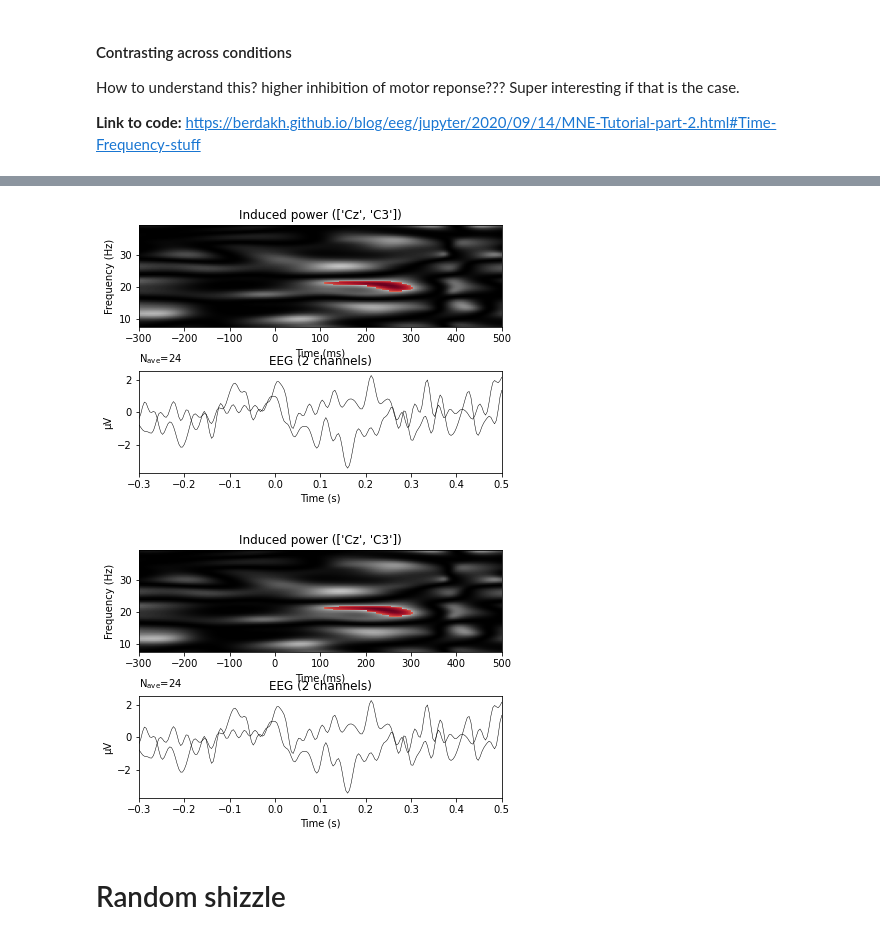
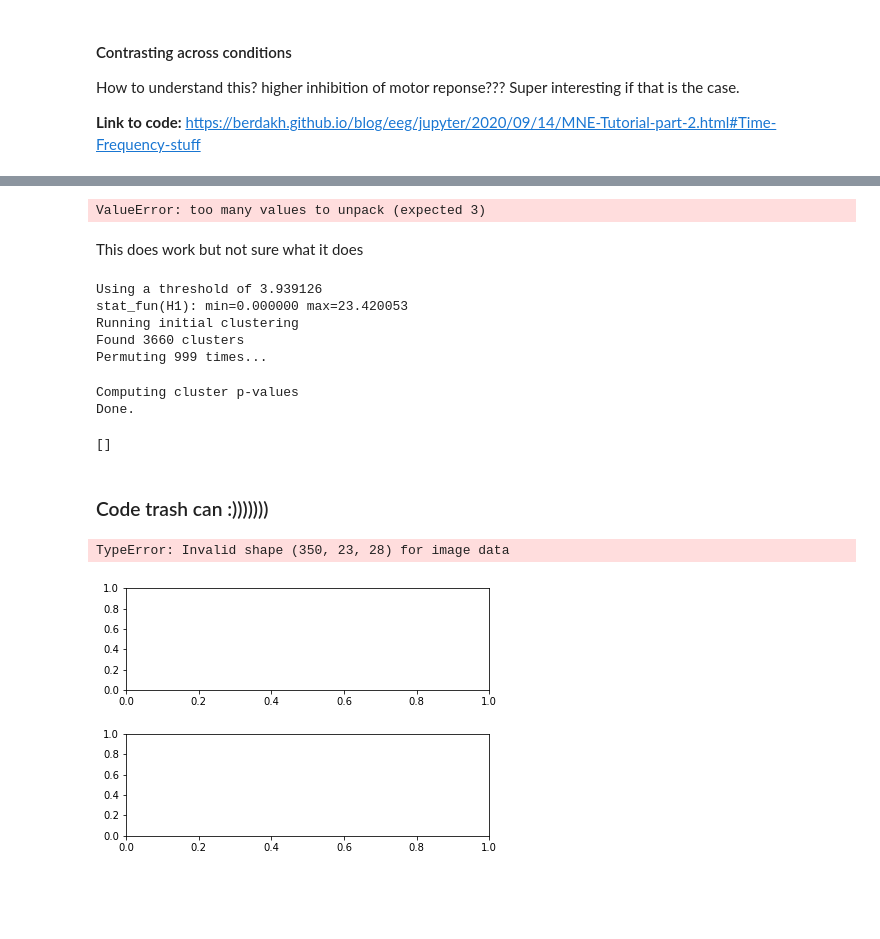
Before and after one commit to laurabpaulsen/EEG_and_mouse_tracking, a Jupyter notebook: time_frequency.ipynb, the cells around one changed output, grey strips where cells are left out. Drawn from its saved outputs; the diff is of its cells as text; code cells hidden in the pictures; blank space fills up the shorter version.

```diff
--- a/time_frequency.ipynb
+++ b/time_frequency.ipynb
@@ -111,7 +101,6 @@ How to understand this? higher inhibition of motor reponse??? Super interesting
 **Link to code:**
 https://berdakh.github.io/blog/eeg/jupyter/2020/09/14/MNE-Tutorial-part-2.html#Time-Frequency-stuff
 # %%
-freqs = np.logspace(*np.log10([6, 35]), num=12)
 n_cycles = freqs / 2.  # different number of cycle per frequency
 power_inc, itc_inc =  mne.time_frequency.tfr_morlet(epochs['cInc'], freqs=freqs, n_cycles=n_cycles, use_fft=True,
                         return_itc=True, n_jobs=1)
@@ -121,7 +110,3 @@ power_neu, itc_neu =  mne.time_frequency.tfr_morlet(epochs['cNeu'], freqs=freqs,
                         return_itc=True, n_jobs=1)
 power_all, itc_all =  mne.time_frequency.tfr_morlet(epochs, freqs=freqs, n_cycles=n_cycles, use_fft=True,
                         return_itc=True, n_jobs=1)
-
-
-tfr_contrast = mne.combine_evoked((power_inc, power_con), (1, -1)) #subtraction by passing a negative weight
-tfr_contrast.apply_baseline(baseline)
@@ -231,0 +186,9 @@ Done.
+# %%
+epochs_power = list()
+for condition in [epochs[k] for k in ('cCon', 'cInc')]:
+    this_tfr = tfr_morlet(condition, freqs, n_cycles=n_cycles, average=False, return_itc=False)
+    this_tfr.apply_baseline(mode='ratio', baseline=baseline)
+    epochs_power.append(this_tfr.data)
+
+# transpose again to (epochs, times, frequencies, vertices)
+X = [np.transpose(x, (0, 3, 2, 1)) for x in epochs_power]
@@ -231,0 +206,15 @@ Done.
+# %%
+adjacency, ch_names = find_ch_adjacency(epochs.info, ch_type='eeg')
+
+print(type(adjacency))  # it's a sparse matrix!
+
+fig, ax = plt.subplots(figsize=(5, 4))
+ax.imshow(adjacency.toarray(), cmap='gray', origin='lower',
+          interpolation='nearest')
+ax.set_xlabel('{} Magnetometers'.format(len(ch_names)))
+ax.set_ylabel('{} Magnetometers'.format(len(ch_names)))
+ax.set_title('Between-sensor adjacency')
+fig.tight_layout()
+
+tfr_adjacency = combine_adjacency(
+    len(freqs), len(this_tfr.times), adjacency)
@@ -232,3 +228,32 @@ Done.
+# %%
+F_obs, clusters, p_values, _ = spatio_temporal_cluster_test(
+    X, n_permutations=1000, tail=1, n_jobs=1, adjacency=tfr_adjacency)
+# %% [output]
+ValueError: too many values to unpack (expected 3)
+# %% [markdown]
+This does work but not sure what it does
+# %%
+F_obs, clusters, p_values, _ = permutation_cluster_test(
+    X, n_permutations = 1000, tail = 1, n_jobs = 1, adjacency = tfr_adjacency)
+# %% [output]
+Using a threshold of 3.939126
+stat_fun(H1): min=0.000000 max=23.420053
+Running initial clustering
+Found 3660 clusters
+Permuting 999 times...
+Computing cluster p-values
+Done.
+# %%
+p_accept = 0.05
+good_cluster_inds = np.where(p_values < p_accept)[0]
+print(good_cluster_inds)
+
+for i in good_cluster_inds:
+    print(clusters[i])
+# %% [output]
+[]
+# %% [markdown]
+### Code trash can :)))))))
 # %%
 times = 1e3 * epochs_congruent.times  # change unit to ms
 
@@ -237,38 +262,36 @@ fig.subplots_adjust(0.12, 0.08, 0.96, 0.94, 0.2, 0.43)
 
 # Compute the difference in evoked to determine which was greater since
 # we used a 1-way ANOVA which tested for a difference in population means
-evoked_power_1 = data_con.mean(axis=0)
-evoked_power_2 = data_inc.mean(axis=0)
+evoked_power_1 = X[0].mean(axis=0)
+evoked_power_2 = X[1].mean(axis=0)
 evoked_power_contrast = evoked_power_1 - evoked_power_2
 signs = np.sign(evoked_power_contrast)
 
 # Create new stats image with only significant clusters
 F_obs_plot = np.nan * np.ones_like(F_obs)
-for c, p_val in zip(clusters, cluster_p_values):
-    if p_val <= 0.5:
+for c, p_val in zip(clusters, p_values):
+    if p_val <= 0.05:
         F_obs_plot[c] = F_obs[c] * signs[c]
 
 ax.imshow(F_obs,
           extent=[times[0], times[-1], freqs[0], freqs[-1]],
           aspect='auto', origin='lower', cmap='gray')
 max_F = np.nanmax(abs(F_obs_plot))
 ax.imshow(F_obs_plot,
           extent=[times[0], times[-1], freqs[0], freqs[-1]],
           aspect='auto', origin='lower', cmap='RdBu_r',
           vmin=-max_F, vmax=max_F)
 
 ax.set_xlabel('Time (ms)')
 ax.set_ylabel('Frequency (Hz)')
 ax.set_title(f'Induced power ({ch_name})')
 
 # plot evoked
 evoked_condition_1 = epochs_congruent.average()
 evoked_condition_2 = epochs_incongruent.average()
 evoked_contrast = mne.combine_evoked([evoked_condition_1, evoked_condition_2],
                                      weights=[1, -1])
 evoked_contrast.plot(axes=ax2, time_unit='s')
 # %% [output]
+TypeError: Invalid shape (350, 23, 28) for image data
-[figure, old version]
+[figure, new version]
-[figure, removed]
-# %% [markdown]
-# Random shizzle
```
Also changed, not shown: parts of 33 cells of this notebook, 11 other files.
